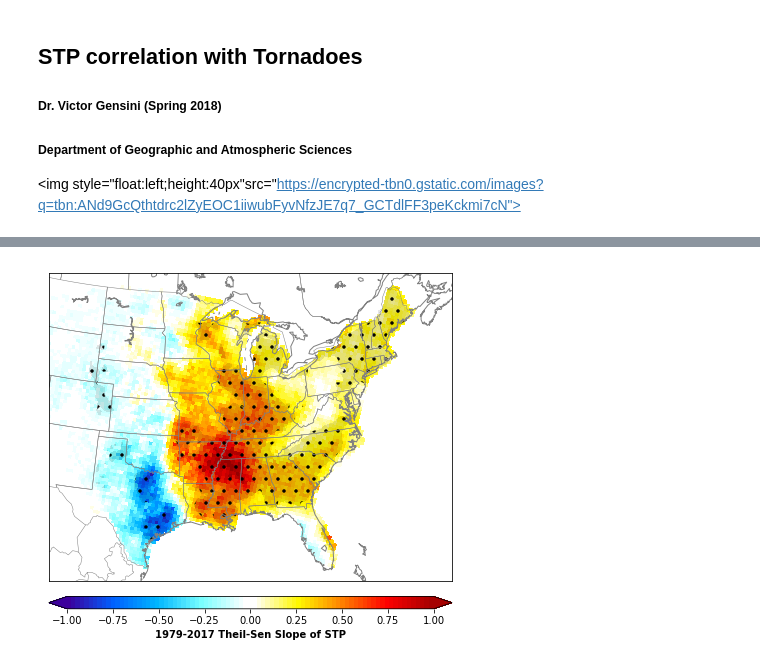
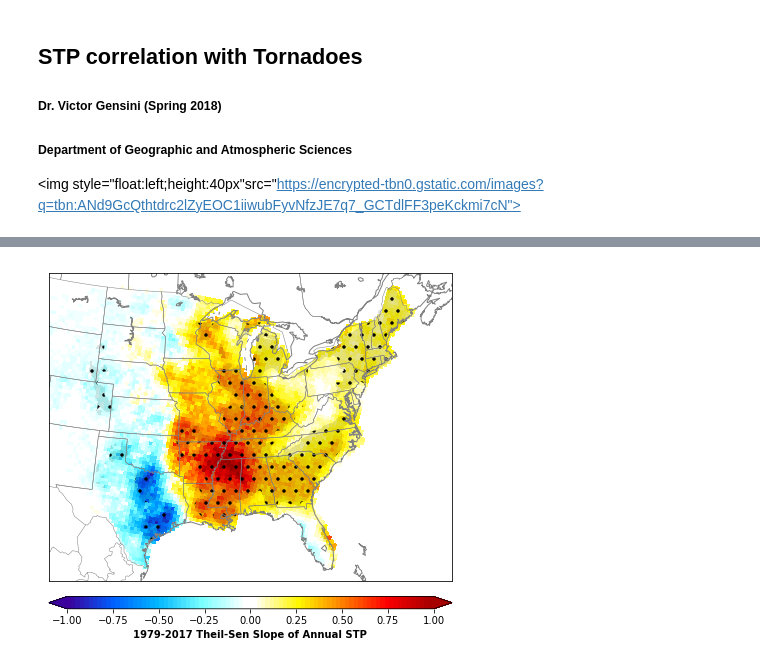
Before and after one commit to vgensini/enso, a Jupyter notebook: correlation.ipynb, the cells around one changed output, grey strips where cells are left out. Saved outputs shown, nothing was run; the diff lists cells and outputs as text; code cells hidden in the pictures.

```diff
--- a/correlation.ipynb
+++ b/correlation.ipynb
@@ -102,7 +102,7 @@ plt.figure(figsize=(18,11))
 for yr in years:
     stp_dy_val = inter_var[yr,:,:]
     stp_dy_val_clip = np.ma.masked_where(clip==False,stp_dy_val)
-    jul_vals.append(stp_dy_val_clip.sum()*3.)
+    jul_vals.append(stp_dy_val_clip.sum())
 plt.figure(figsize=(18,11))
 #fit = np.polyfit(years,jul_vals,1)
 #fit_fn = np.poly1d(fit)
@@ -130,7 +130,7 @@ ax2.tick_params(axis='y', colors='red')
 ax2.plot(t, jul_vals, 'r-', linewidth=0.5)
 ax2.plot(t, fit_fn(t), '--r', linewidth=0.9)
 plt.tight_layout()
-plt.savefig('Figure1.png',dpi=200)
+plt.savefig('Figure2.png',dpi=200)
 # for val in raw_counts:
 #     print(val)
 # for val in jul_vals:
@@ -183,32 +183,34 @@ def kendalltau(a,years):
     return pval
 
 slope = theilsen(inter_var,np.arange(1979,2018,1))
 pval = kendalltau(inter_var,np.arange(1979,2018,1))
 
 #print (pval.shape)
 
 #print (vals.shape)
 fig = plt.figure()
 fig.set_size_inches(6,6)
 m = Basemap  (projection='lcc',lon_0=-92.54199,lat_0=38.09401,llcrnrlat=24, urcrnrlat=47,llcrnrlon=-106,urcrnrlon=-61,resolution='l',area_thresh=1000)
 m.drawcoastlines(color='gray')
 m.drawstates(color='gray')
 #masked = maskoceans(lons,lats,slope)
 masked = np.ma.masked_where(clip==False,slope)
 #masked1 = maskoceans(lons,lats,pval)
 masked1 = np.ma.masked_where(clip1==False,pval)
 m.drawcountries(color='gray')
 x,y = m(lons,lats)
 temper_anom = ['#3c009c','#3609A5','#3013AF','#2A1CB9','#2426C3','#1E30CD','#1839D7','#1243E1','#0C4CEB','#0656F5','#0060FF','#0068FF','#0071FF','#0079FF','#0082FF','#008BFF','#0093FF','#009CFF','#00A4FF','#00ADFF','#00B6FF','#0CBDFF','#18C4FF','#24CBFF','#30D3FF','#3CDAFF','#48E1FF','#54E9FF','#60F0FF','#6CF7FF','#79FFFF','#86FFFF','#93FFFF','#A1FFFF','#AEFFFF','#BCFFFF','#C9FFFF','#D6FFFF','#E4FFFF','#F1FFFF','#FFFFFF','#FFFFFF','#FFFFFF','#FFFEE5','#FFFDCC','#FFFCB2','#FFFB99','#FFFB7F','#FFFA66','#FFF94C','#FFF833','#FFF719','#FFF700','#FFEB00','#FFDF00','#FFD300','#FFC700','#FFBB00','#FFAF00','#FFA300','#FF9700','#FF8B00','#FF7F00','#FE7200','#FE6500','#FE5800','#FE4C00','#FE3F00','#FE3200','#FE2600','#FE1900','#FE0C00','#FE0000','#F50000','#EC0000','#E30000','#DA0000','#D20000','#C90000','#C00000','#B70000','#AE0000','#A60000']
 cmap = matplotlib.colors.ListedColormap(temper_anom)
 plot = m.pcolormesh(x,y,masked,zorder=1,vmin=-1, vmax=1,cmap=cmap)
 colbar = m.colorbar(plot,"bottom", size="4%",pad="5%",extend='both')
-colbar.set_label('1979-2017 Theil-Sen Slope of STP',fontsize='medium',weight='bold')
+colbar.set_label('1979-2017 Theil-Sen Slope of Annual STP',fontsize='medium',weight='bold')
 levs = [-0.05,0.05]
+#masked1 = np.ma.masked_greater(masked1, 0.05)
+#m.pcolor(x, y, masked1, hatch='.', alpha=0.)
 m.contourf(x,y,masked1,levs,cmap=None,colors='black',alpha=.1,hatches=['.'])
 #levs1 = [-900,-1.96]
 #m.contourf(x,y,sigdiff,levs1,color=None,hatch=['/'])
 plt.tight_layout()
 plt.savefig('Figure3.png',dpi=100)
 # %% [output]
-[figure, old version]
+[figure, new version]
```
Also changed, not shown: parts of 3 cells of this notebook, 12 other files.
